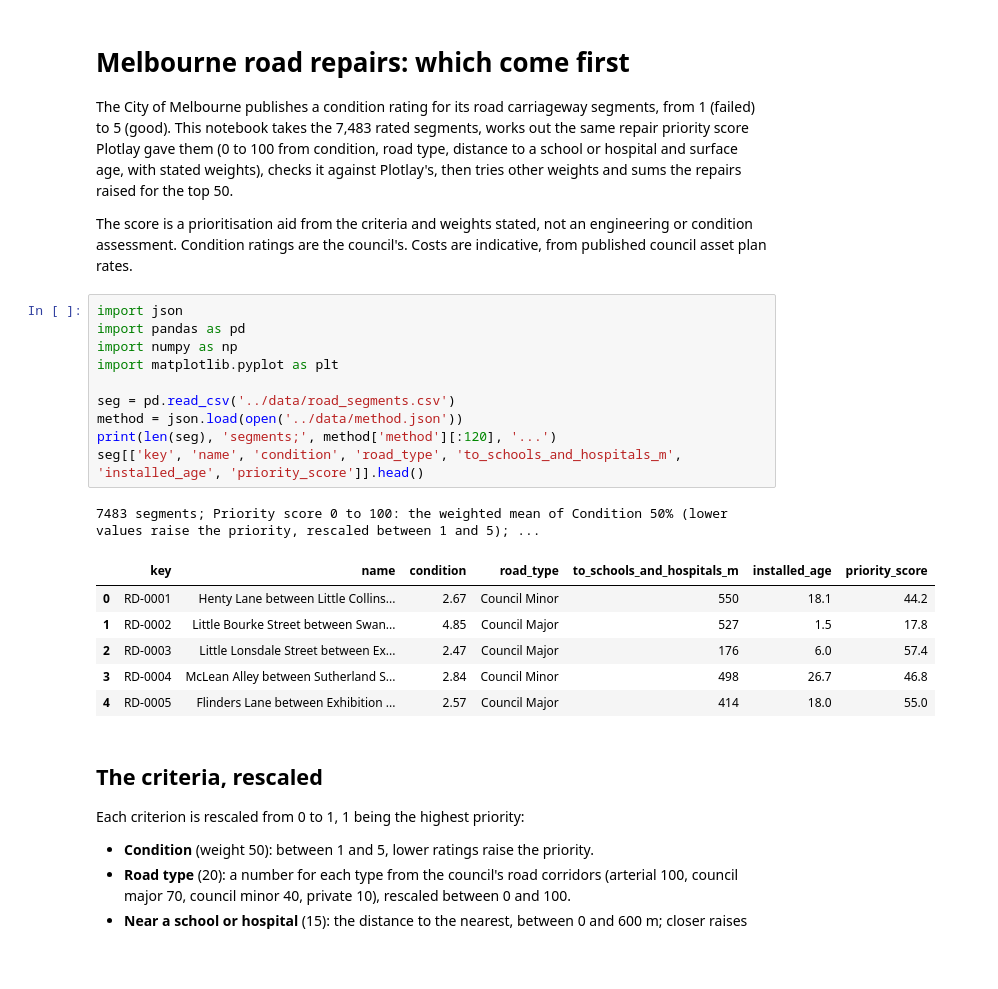
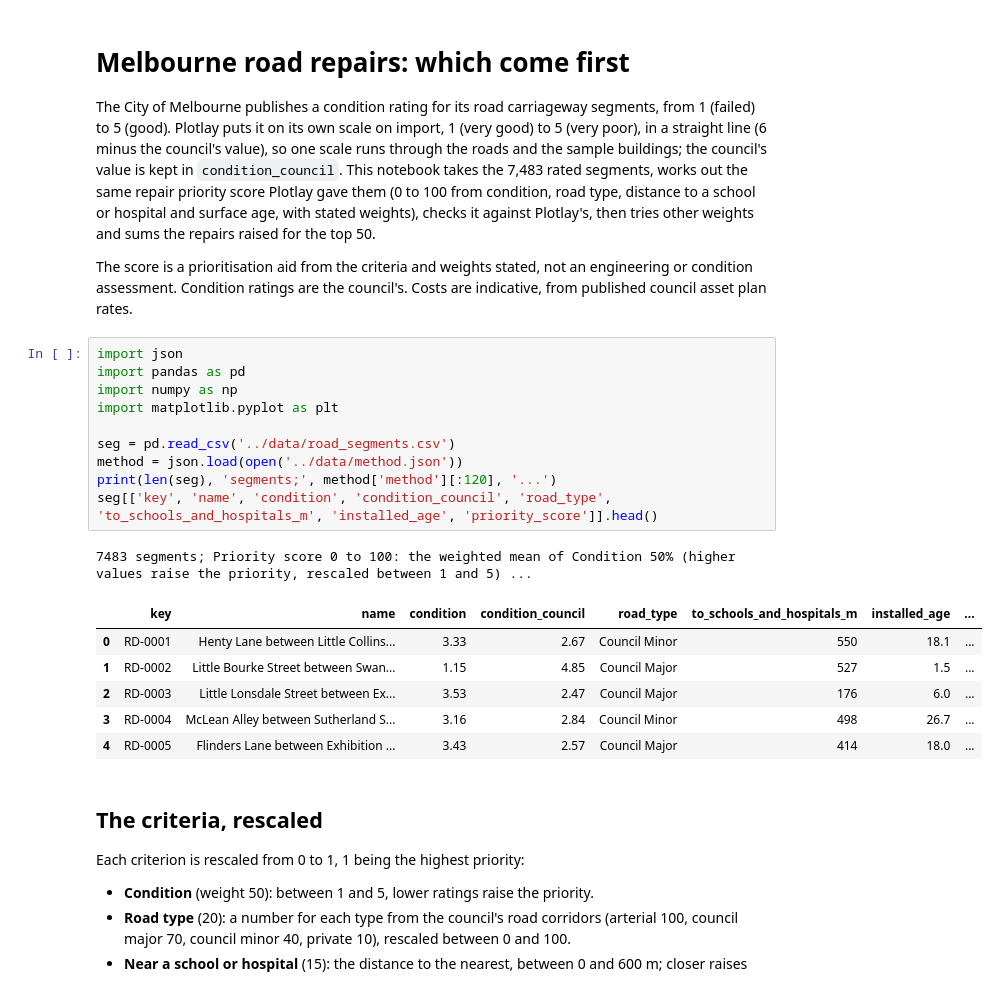
Before and after one commit to cjmuldoon/plotlay-melbourne-road-repairs, a Jupyter notebook: python/melbourne_road_repairs.ipynb, the cells around one changed output. Drawn from its saved outputs; the diff is of its cells as text; blank space fills up the shorter version.

```diff
--- a/python/melbourne_road_repairs.ipynb
+++ b/python/melbourne_road_repairs.ipynb
@@ -1,27 +1,27 @@
 # %% [markdown]
 # Melbourne road repairs: which come first
 
-The City of Melbourne publishes a condition rating for its road carriageway segments, from 1 (failed) to 5 (good). This notebook takes the 7,483 rated segments, works out the same repair priority score Plotlay gave them (0 to 100 from condition, road type, distance to a school or hospital and surface age, with stated weights), checks it against Plotlay's, then tries other weights and sums the repairs raised for the top 50.
+The City of Melbourne publishes a condition rating for its road carriageway segments, from 1 (failed) to 5 (good). Plotlay puts it on its own scale on import, 1 (very good) to 5 (very poor), in a straight line (6 minus the council's value), so one scale runs through the roads and the sample buildings; the council's value is kept in `condition_council`. This notebook takes the 7,483 rated segments, works out the same repair priority score Plotlay gave them (0 to 100 from condition, road type, distance to a school or hospital and surface age, with stated weights), checks it against Plotlay's, then tries other weights and sums the repairs raised for the top 50.
 
 The score is a prioritisation aid from the criteria and weights stated, not an engineering or condition assessment. Condition ratings are the council's. Costs are indicative, from published council asset plan rates.
 # %%
 import json
 import pandas as pd
 import numpy as np
 import matplotlib.pyplot as plt
 
 seg = pd.read_csv('../data/road_segments.csv')
 method = json.load(open('../data/method.json'))
 print(len(seg), 'segments;', method['method'][:120], '...')
-seg[['key', 'name', 'condition', 'road_type', 'to_schools_and_hospitals_m', 'installed_age', 'priority_score']].head()
+seg[['key', 'name', 'condition', 'condition_council', 'road_type', 'to_schools_and_hospitals_m', 'installed_age', 'priority_score']].head()
 # %% [output]
-7483 segments; Priority score 0 to 100: the weighted mean of Condition 50% (lower values raise the priority, rescaled between 1 and 5); ...
+7483 segments; Priority score 0 to 100: the weighted mean of Condition 50% (higher values raise the priority, rescaled between 1 and 5) ...
-|  | key | name | condition | road_type | to_schools_and_hospitals_m | installed_age | priority_score |
-| 0 | RD-0001 | Henty Lane between Little Collins... | 2.67 | Council Minor | 550 | 18.1 | 44.2 |
-| 1 | RD-0002 | Little Bourke Street between Swan... | 4.85 | Council Major | 527 | 1.5 | 17.8 |
-| 2 | RD-0003 | Little Lonsdale Street between Ex... | 2.47 | Council Major | 176 | 6.0 | 57.4 |
-| 3 | RD-0004 | McLean Alley between Sutherland S... | 2.84 | Council Minor | 498 | 26.7 | 46.8 |
-| 4 | RD-0005 | Flinders Lane between Exhibition ... | 2.57 | Council Major | 414 | 18.0 | 55.0 |
+|  | key | name | condition | condition_council | road_type | to_schools_and_hospitals_m | installed_age | ... |
+| 0 | RD-0001 | Henty Lane between Little Collins... | 3.33 | 2.67 | Council Minor | 550 | 18.1 | ... |
+| 1 | RD-0002 | Little Bourke Street between Swan... | 1.15 | 4.85 | Council Major | 527 | 1.5 | ... |
+| 2 | RD-0003 | Little Lonsdale Street between Ex... | 3.53 | 2.47 | Council Major | 176 | 6.0 | ... |
+| 3 | RD-0004 | McLean Alley between Sutherland S... | 3.16 | 2.84 | Council Minor | 498 | 26.7 | ... |
+| 4 | RD-0005 | Flinders Lane between Exhibition ... | 3.43 | 2.57 | Council Major | 414 | 18.0 | ... |
 # %% [markdown]
 ## The criteria, rescaled
 
```
Also changed, not shown: parts of 7 cells of this notebook, 16 other files.
